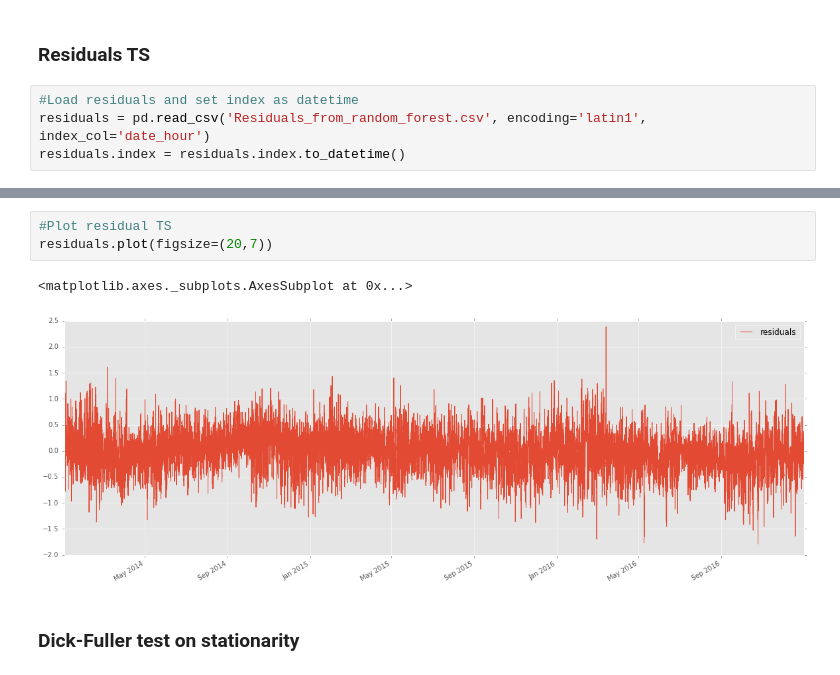
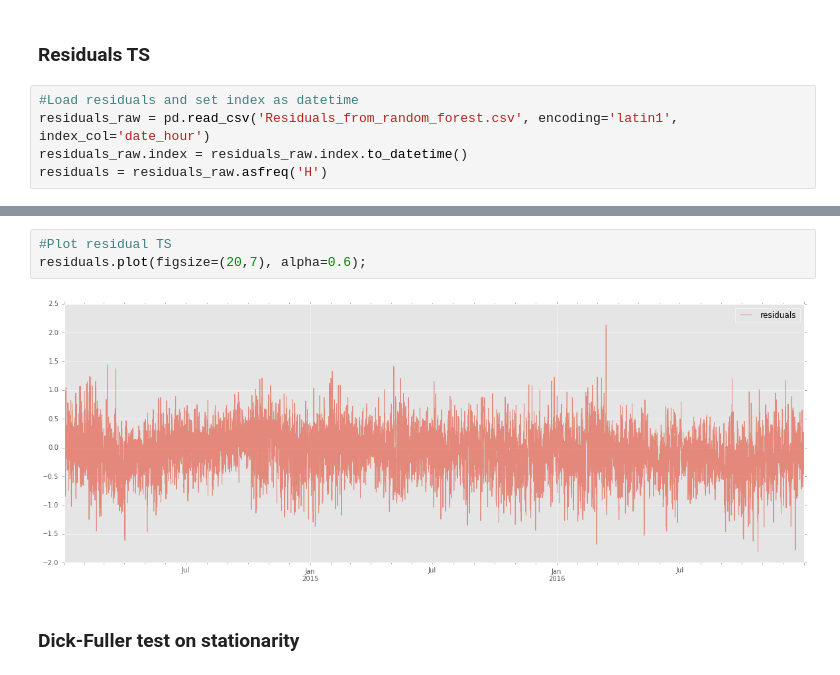
Before and after one commit to NonoMalpi/Secondary_band, a Jupyter notebook: Fitting residuals through ARIMA.ipynb, the cells around one changed output, grey strips where cells are left out. Drawn from its saved outputs; the diff is of its cells as text.

```diff
--- a/Fitting residuals through ARIMA.ipynb
+++ b/Fitting residuals through ARIMA.ipynb
@@ -12,5 +12,6 @@ warnings.filterwarnings('ignore')
 ### Residuals TS
 # %%
 #Load residuals and set index as datetime
-residuals = pd.read_csv('Residuals_from_random_forest.csv', encoding='latin1', index_col='date_hour')
-residuals.index = residuals.index.to_datetime()
+residuals_raw = pd.read_csv('Residuals_from_random_forest.csv', encoding='latin1', index_col='date_hour')
+residuals_raw.index = residuals_raw.index.to_datetime()
+residuals = residuals_raw.asfreq('H')
@@ -26,9 +18,8 @@ converted[converted['residuals'].isnull()]
 # %%
 #Plot residual TS
-residuals.plot(figsize=(20,7))
+residuals.plot(figsize=(20,7), alpha=0.6);
 # %% [output]
-<matplotlib.axes._subplots.AxesSubplot at 0x...>
-[figure, old version]
+[figure, new version]
 # %% [markdown]
 ### Dick-Fuller test on stationarity
 # %%
```
Also changed, not shown: parts of 26 cells of this notebook, 2 other files.
